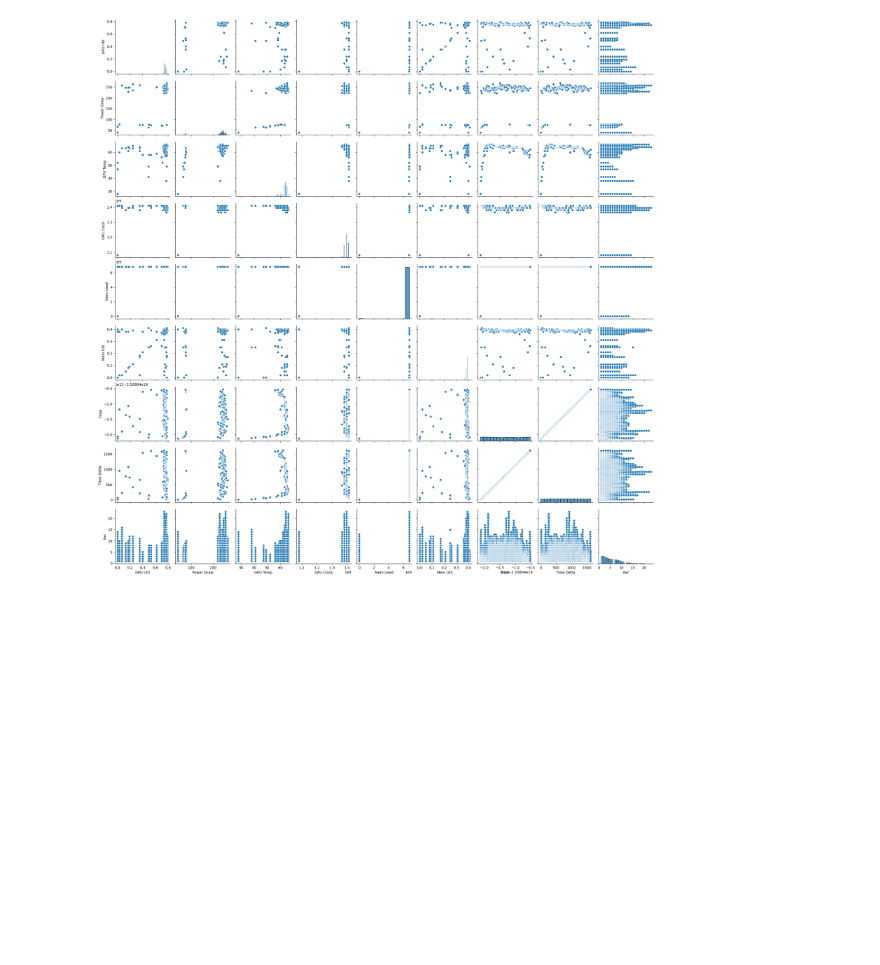
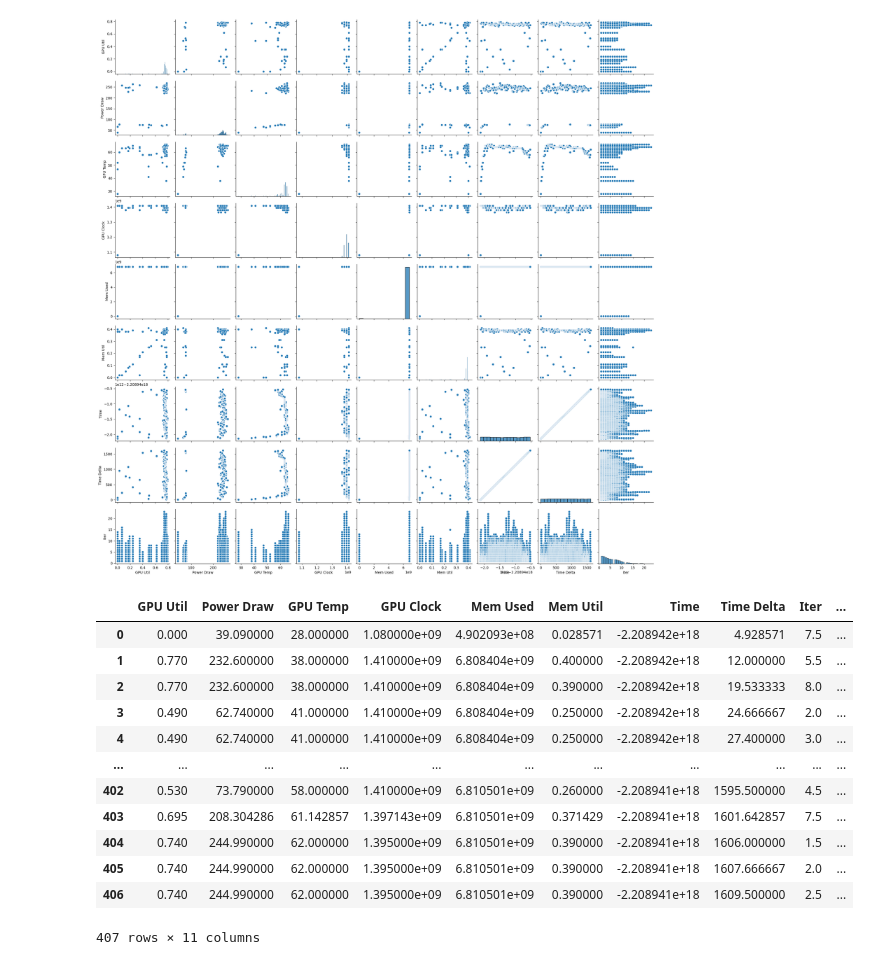
Before and after one commit to alt-rahul/5g-edge-app, a Jupyter notebook: model/features.ipynb, the cells around one changed output. Cells and saved outputs as stored; diff of their text form; code cells hidden in the pictures; blank space fills up the shorter version.

Commit message:
fixed column naming and did a clean run

```diff
--- a/model/features.ipynb
+++ b/model/features.ipynb
@@ -83,3 +83,19 @@ live_avg['Eval Rate'] = eval_rates[:-1]
 live_avg.to_csv("../data/samples/mega_processed/live_avg.csv", index=False)
 live_avg_scaled.to_csv("../data/samples/mega_processed/live_avg_scaled.csv", index=False)
 live_avg_norm.to_csv("../data/samples/mega_processed/live_avg_norm.csv", index=False)
+# %%
+live_avg
+# %% [output]
+|  | GPU Util | Power Draw | GPU Temp | GPU Clock | Mem Used | Mem Util | Time | Time Delta | Iter | ... |
+| 0 | 0.000 | 39.090000 | 28.000000 | 1.080000e+09 | 4.902093e+08 | 0.028571 | -2.208942e+18 | 4.928571 | 7.5 | ... |
+| 1 | 0.770 | 232.600000 | 38.000000 | 1.410000e+09 | 6.808404e+09 | 0.400000 | -2.208942e+18 | 12.000000 | 5.5 | ... |
+| 2 | 0.770 | 232.600000 | 38.000000 | 1.410000e+09 | 6.808404e+09 | 0.390000 | -2.208942e+18 | 19.533333 | 8.0 | ... |
+| 3 | 0.490 | 62.740000 | 41.000000 | 1.410000e+09 | 6.808404e+09 | 0.250000 | -2.208942e+18 | 24.666667 | 2.0 | ... |
+| 4 | 0.490 | 62.740000 | 41.000000 | 1.410000e+09 | 6.808404e+09 | 0.250000 | -2.208942e+18 | 27.400000 | 3.0 | ... |
+| ... | ... | ... | ... | ... | ... | ... | ... | ... | ... | ... |
+| 402 | 0.530 | 73.790000 | 58.000000 | 1.410000e+09 | 6.810501e+09 | 0.260000 | -2.208941e+18 | 1595.500000 | 4.5 | ... |
+| 403 | 0.695 | 208.304286 | 61.142857 | 1.397143e+09 | 6.810501e+09 | 0.371429 | -2.208941e+18 | 1601.642857 | 7.5 | ... |
+| 404 | 0.740 | 244.990000 | 62.000000 | 1.395000e+09 | 6.810501e+09 | 0.390000 | -2.208941e+18 | 1606.000000 | 1.5 | ... |
+| 405 | 0.740 | 244.990000 | 62.000000 | 1.395000e+09 | 6.810501e+09 | 0.390000 | -2.208941e+18 | 1607.666667 | 2.0 | ... |
+| 406 | 0.740 | 244.990000 | 62.000000 | 1.395000e+09 | 6.810501e+09 | 0.390000 | -2.208941e+18 | 1609.500000 | 2.5 | ... |
+407 rows × 11 columns
```
Also changed, not shown: parts of 3 cells of this notebook, 2 other files.
